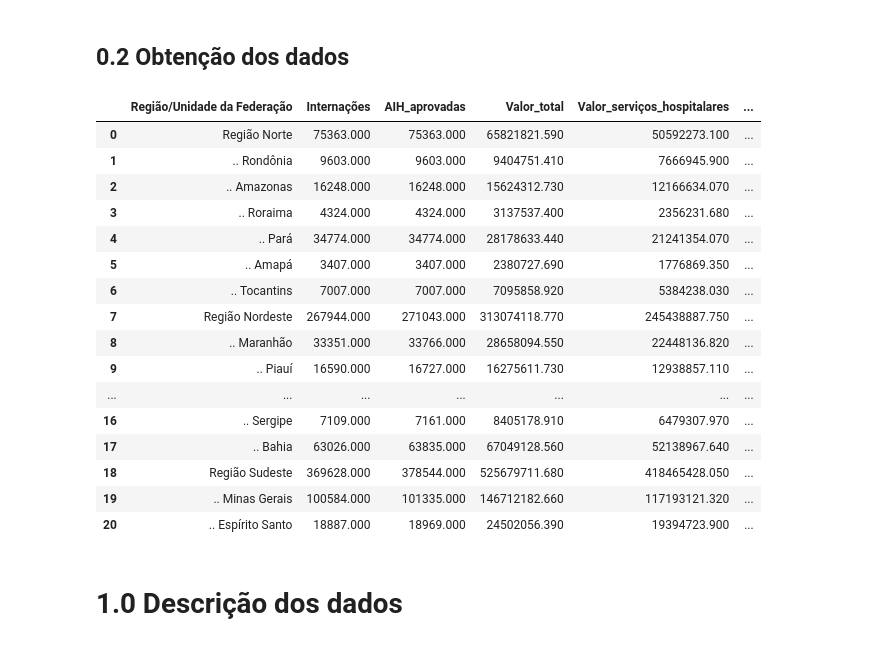
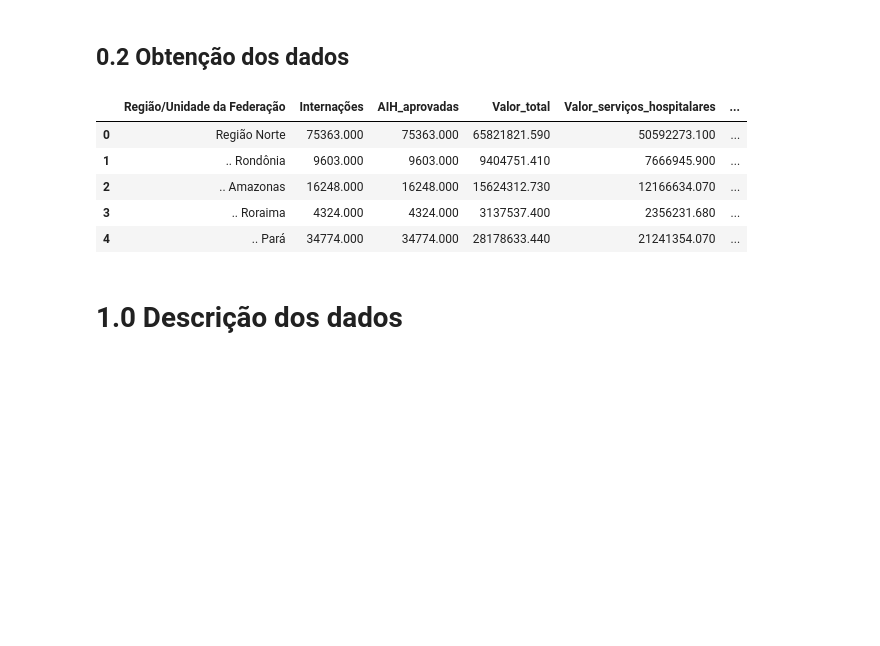
Before and after one commit to lrayssa/internacoes_sus, a Jupyter notebook: notebooks/internacoes_sus_c001.ipynb, the cells around one changed output. Cells and saved outputs as stored; diff of their text form; code cells hidden in the pictures; blank space fills up the shorter version.

```diff
--- a/notebooks/internacoes_sus_c001.ipynb
+++ b/notebooks/internacoes_sus_c001.ipynb
@@ -87,31 +87,20 @@ Populating the interactive namespace from numpy and matplotlib
 # %%
 data = pd.read_excel('../data/case_internacao_SUS.xls', sheet_name=None)
 df_raw = pd.DataFrame()
 for key in data.keys():
     df = data[key]
     df['data'] = key
     df_raw = pd.concat([df_raw, df], axis=0)
 
 
-df_raw
+df_raw.head()
 # %% [output]
 |  | Região/Unidade da Federação | Internações | AIH_aprovadas | Valor_total | Valor_serviços_hospitalares | ... |
 | 0 | Região Norte | 75363.000 | 75363.000 | 65821821.590 | 50592273.100 | ... |
 | 1 | .. Rondônia | 9603.000 | 9603.000 | 9404751.410 | 7666945.900 | ... |
 | 2 | .. Amazonas | 16248.000 | 16248.000 | 15624312.730 | 12166634.070 | ... |
 | 3 | .. Roraima | 4324.000 | 4324.000 | 3137537.400 | 2356231.680 | ... |
 | 4 | .. Pará | 34774.000 | 34774.000 | 28178633.440 | 21241354.070 | ... |
-| 5 | .. Amapá | 3407.000 | 3407.000 | 2380727.690 | 1776869.350 | ... |
-| 6 | .. Tocantins | 7007.000 | 7007.000 | 7095858.920 | 5384238.030 | ... |
-| 7 | Região Nordeste | 267944.000 | 271043.000 | 313074118.770 | 245438887.750 | ... |
-| 8 | .. Maranhão | 33351.000 | 33766.000 | 28658094.550 | 22448136.820 | ... |
-| 9 | .. Piauí | 16590.000 | 16727.000 | 16275611.730 | 12938857.110 | ... |
-| ... | ... | ... | ... | ... | ... | ... |
-| 16 | .. Sergipe | 7109.000 | 7161.000 | 8405178.910 | 6479307.970 | ... |
-| 17 | .. Bahia | 63026.000 | 63835.000 | 67049128.560 | 52138967.640 | ... |
-| 18 | Região Sudeste | 369628.000 | 378544.000 | 525679711.680 | 418465428.050 | ... |
-| 19 | .. Minas Gerais | 100584.000 | 101335.000 | 146712182.660 | 117193121.320 | ... |
-| 20 | .. Espírito Santo | 18887.000 | 18969.000 | 24502056.390 | 19394723.900 | ... |
 # %% [markdown]
 # 1.0 Descrição dos dados
 # %% [markdown]
```
Also changed, not shown: parts of 6 cells of this notebook.
